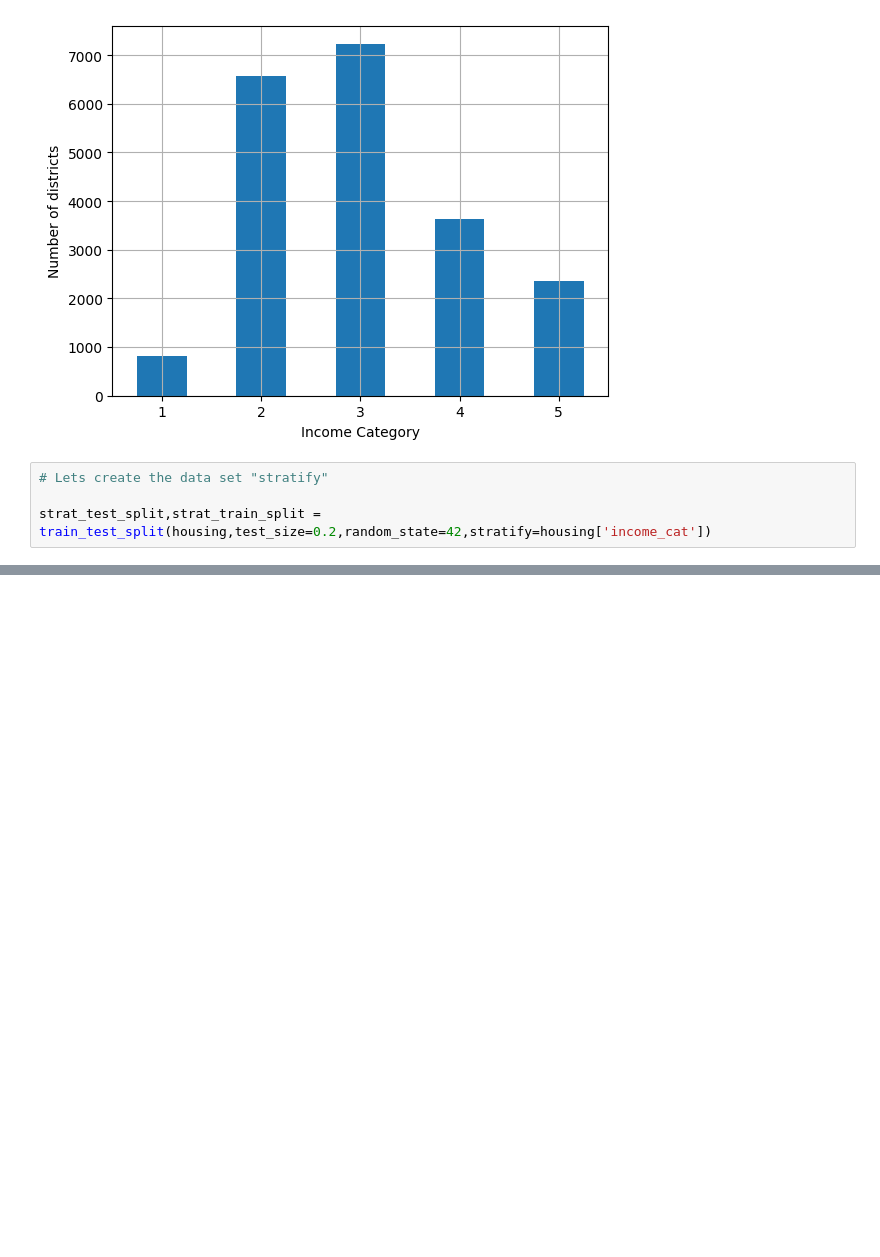
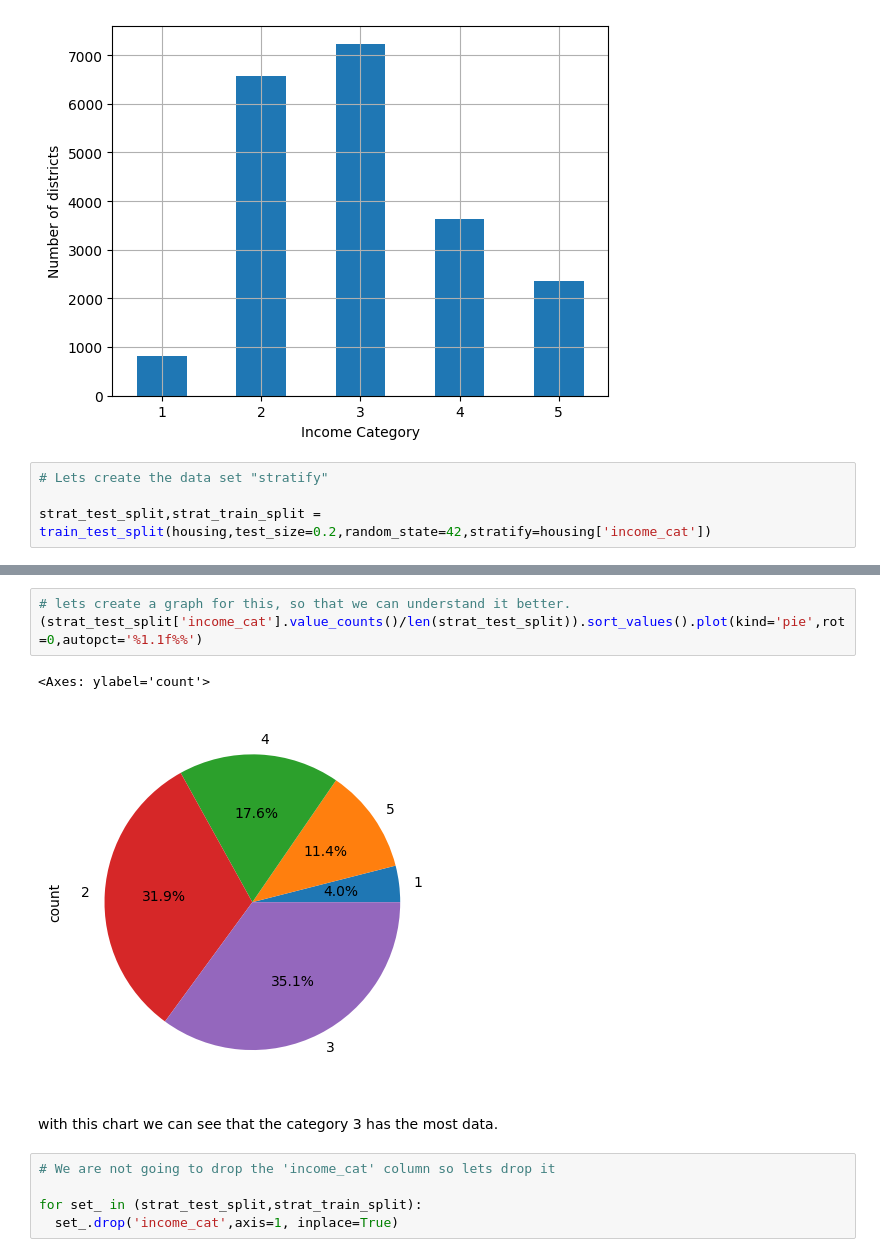
Before and after one commit to Abhi-pacific/housing_price_prediction, a Jupyter notebook: Housing_Price_Prediction.ipynb, the cells around one changed output, grey strips where cells are left out. Drawn from its saved outputs; the diff is of its cells as text; blank space fills up the shorter version.

Commit message:
created the pie chart and then drop the income_cat column form both training and the testing dataset.

```diff
--- a/Housing_Price_Prediction.ipynb
+++ b/Housing_Price_Prediction.ipynb
@@ -103,0 +115,13 @@ strat_test_split,strat_train_split = train_test_split(housing,test_size=0.2,rand
+# %%
+# lets create a graph for this, so that we can understand it better.
+(strat_test_split['income_cat'].value_counts()/len(strat_test_split)).sort_values().plot(kind='pie',rot=0,autopct='%1.1f%%')
+# %% [output]
+<Axes: ylabel='count'>
+[figure, added]
+# %% [markdown]
+with this chart we can see that the category 3 has the most data.
+# %%
+# We are not going to drop the 'income_cat' column so lets drop it
+
+for set_ in (strat_test_split,strat_train_split):
+  set_.drop('income_cat',axis=1, inplace=True)
```
Also changed, not shown: parts of 3 cells of this notebook.
